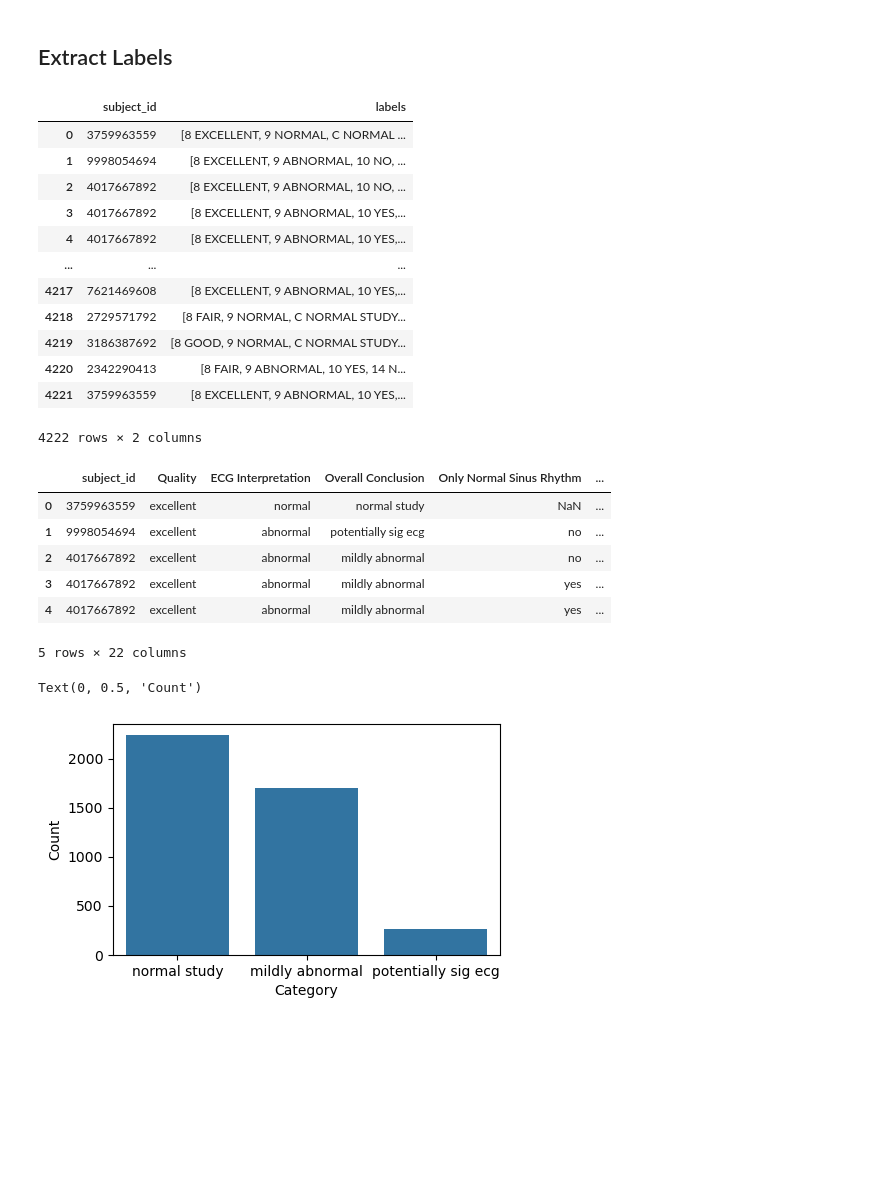
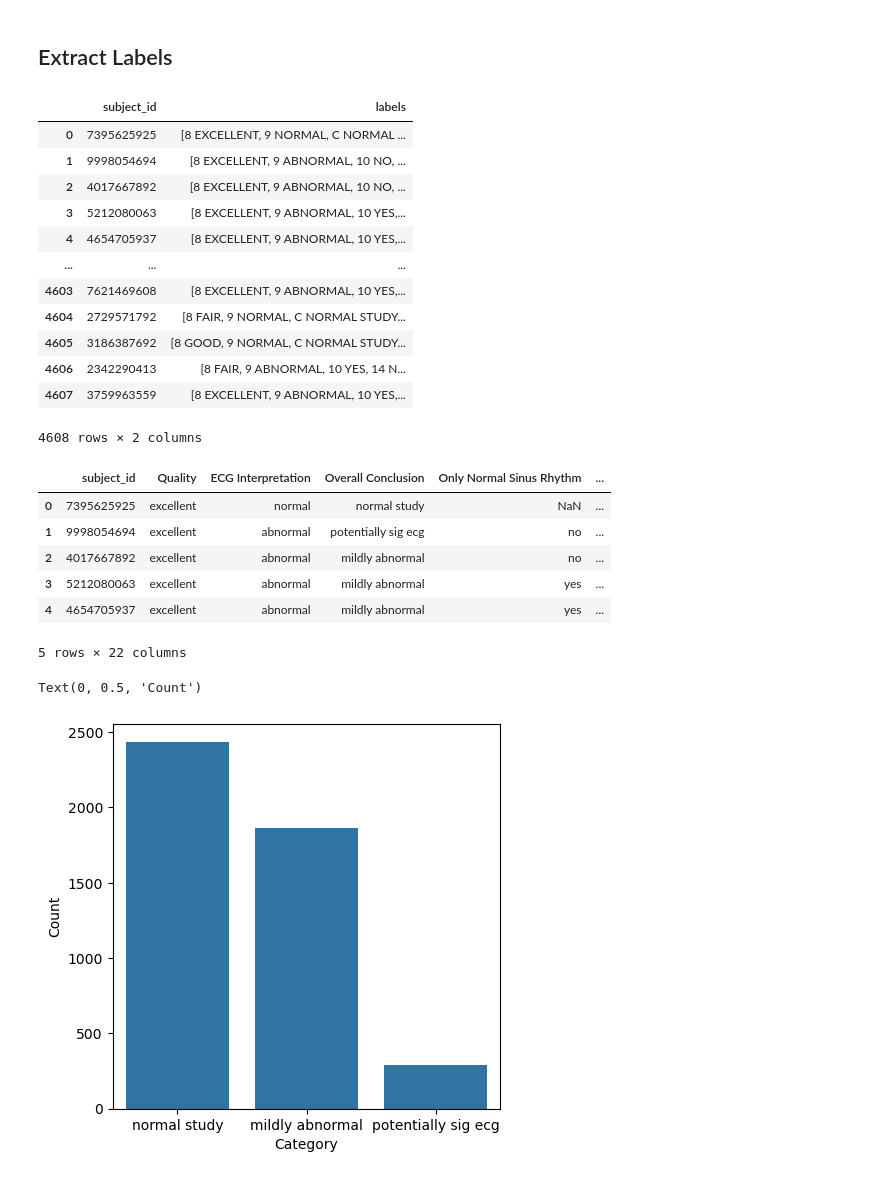
Before and after one commit to billchen0/pb-arrhythmia, a Jupyter notebook: prepare_dataset.ipynb, the cells around one changed output. Drawn from its saved outputs; the diff is of its cells as text; code cells hidden in the pictures; blank space fills up the shorter version.

```diff
--- a/prepare_dataset.ipynb
+++ b/prepare_dataset.ipynb
@@ -76,11 +76,12 @@ ecg_labels = []
 for file_path in mort_path.rglob("*.xml"):
     tree = ET.parse(file_path)
     root = tree.getroot()
+
     # Get the participant ID
     for demo in root.findall(".//DEMOGRAPHIC_FIELD"):
         label = demo.get("LABEL")
         value = demo.get("VALUE")
-        if label == "Participant #:":
+        if (label == "Participant #:") or (label == "ID:&ID:"):
             p_id = value
 
     statements = [x.get("TEXT") for x in root.findall(".//STATEMENT")]
@@ -93,18 +94,18 @@ label_df = pd.DataFrame(ecg_labels)
 label_df
 # %% [output]
 |  | subject_id | labels |
-| 0 | 3759963559 | [8 EXCELLENT, 9 NORMAL, C NORMAL ... |
+| 0 | 7395625925 | [8 EXCELLENT, 9 NORMAL, C NORMAL ... |
 | 1 | 9998054694 | [8 EXCELLENT, 9 ABNORMAL, 10 NO, ... |
 | 2 | 4017667892 | [8 EXCELLENT, 9 ABNORMAL, 10 NO, ... |
-| 3 | 4017667892 | [8 EXCELLENT, 9 ABNORMAL, 10 YES,... |
-| 4 | 4017667892 | [8 EXCELLENT, 9 ABNORMAL, 10 YES,... |
+| 3 | 5212080063 | [8 EXCELLENT, 9 ABNORMAL, 10 YES,... |
+| 4 | 4654705937 | [8 EXCELLENT, 9 ABNORMAL, 10 YES,... |
 | ... | ... | ... |
-| 4217 | 7621469608 | [8 EXCELLENT, 9 ABNORMAL, 10 YES,... |
-| 4218 | 2729571792 | [8 FAIR, 9 NORMAL, C NORMAL STUDY... |
-| 4219 | 3186387692 | [8 GOOD, 9 NORMAL, C NORMAL STUDY... |
-| 4220 | 2342290413 | [8 FAIR, 9 ABNORMAL, 10 YES, 14 N... |
-| 4221 | 3759963559 | [8 EXCELLENT, 9 ABNORMAL, 10 YES,... |
+| 4603 | 7621469608 | [8 EXCELLENT, 9 ABNORMAL, 10 YES,... |
+| 4604 | 2729571792 | [8 FAIR, 9 NORMAL, C NORMAL STUDY... |
+| 4605 | 3186387692 | [8 GOOD, 9 NORMAL, C NORMAL STUDY... |
+| 4606 | 2342290413 | [8 FAIR, 9 ABNORMAL, 10 YES, 14 N... |
+| 4607 | 3759963559 | [8 EXCELLENT, 9 ABNORMAL, 10 YES,... |
-4222 rows × 2 columns
+4608 rows × 2 columns
 # %%
 mapping = {
     "8": "Quality",
@@ -148,21 +149,21 @@ ldf["Overall Conclusion"] = ldf["Overall Conclusion"].replace("potentially signi
 ldf.head()
 # %% [output]
 |  | subject_id | Quality | ECG Interpretation | Overall Conclusion | Only Normal Sinus Rhythm | ... |
-| 0 | 3759963559 | excellent | normal | normal study | NaN | ... |
+| 0 | 7395625925 | excellent | normal | normal study | NaN | ... |
 | 1 | 9998054694 | excellent | abnormal | potentially sig ecg | no | ... |
 | 2 | 4017667892 | excellent | abnormal | mildly abnormal | no | ... |
-| 3 | 4017667892 | excellent | abnormal | mildly abnormal | yes | ... |
-| 4 | 4017667892 | excellent | abnormal | mildly abnormal | yes | ... |
+| 3 | 5212080063 | excellent | abnormal | mildly abnormal | yes | ... |
+| 4 | 4654705937 | excellent | abnormal | mildly abnormal | yes | ... |
 5 rows × 22 columns
 # %%
-plt.figure(figsize=(5, 3))
+plt.figure(figsize=(5, 5))
 c_counts = ldf["Overall Conclusion"].value_counts()
 sns.barplot(x=c_counts.index, y=c_counts.values)
 plt.xlabel("Category")
 plt.ylabel("Count")
 # %% [output]
 Text(0, 0.5, 'Count')
-[figure, old version]
+[figure, new version]
 # %%
 ab_ldf = ldf[ldf["ECG Interpretation"] == "abnormal"]
 # %%
```
Also changed, not shown: parts of 2 cells of this notebook, 1 other file.
